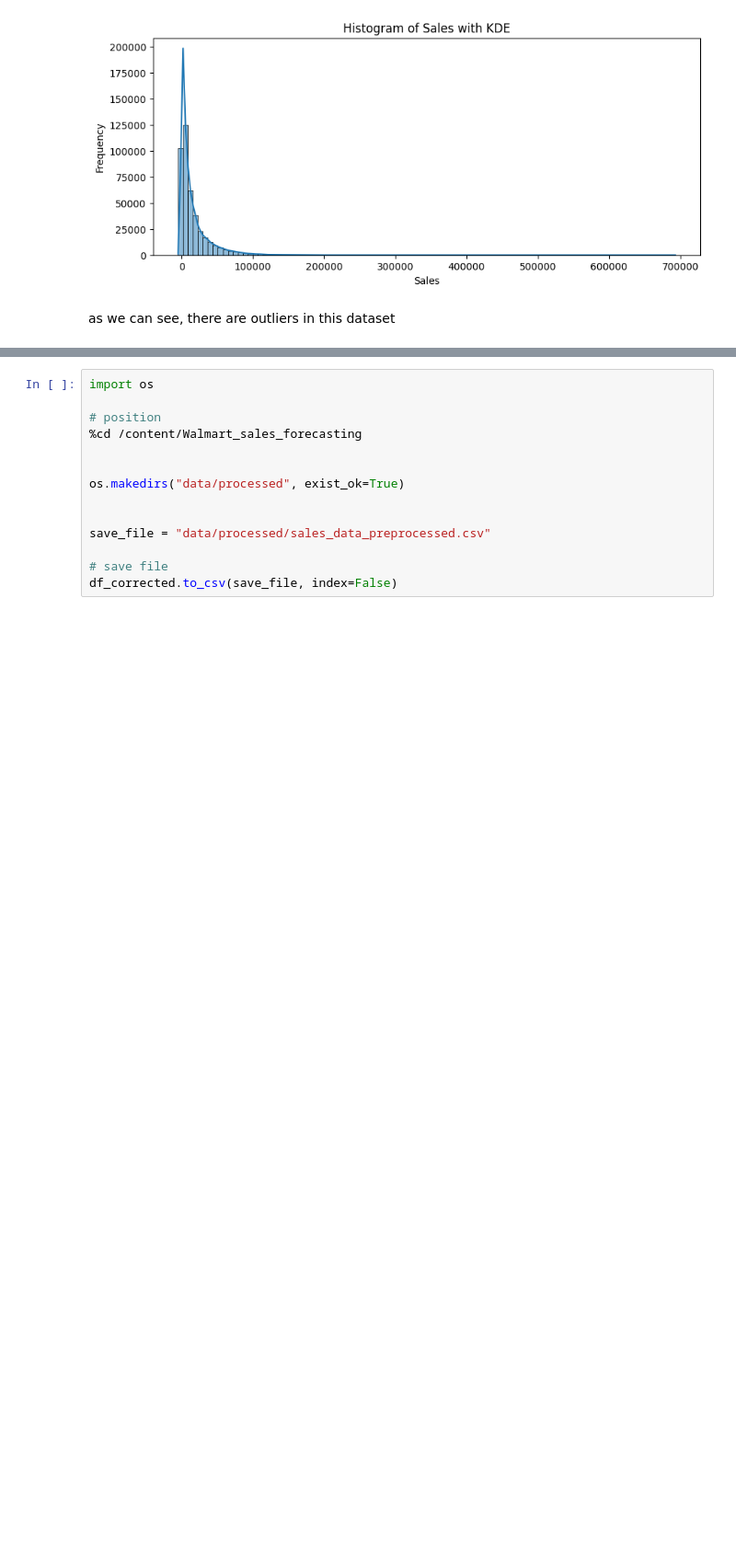
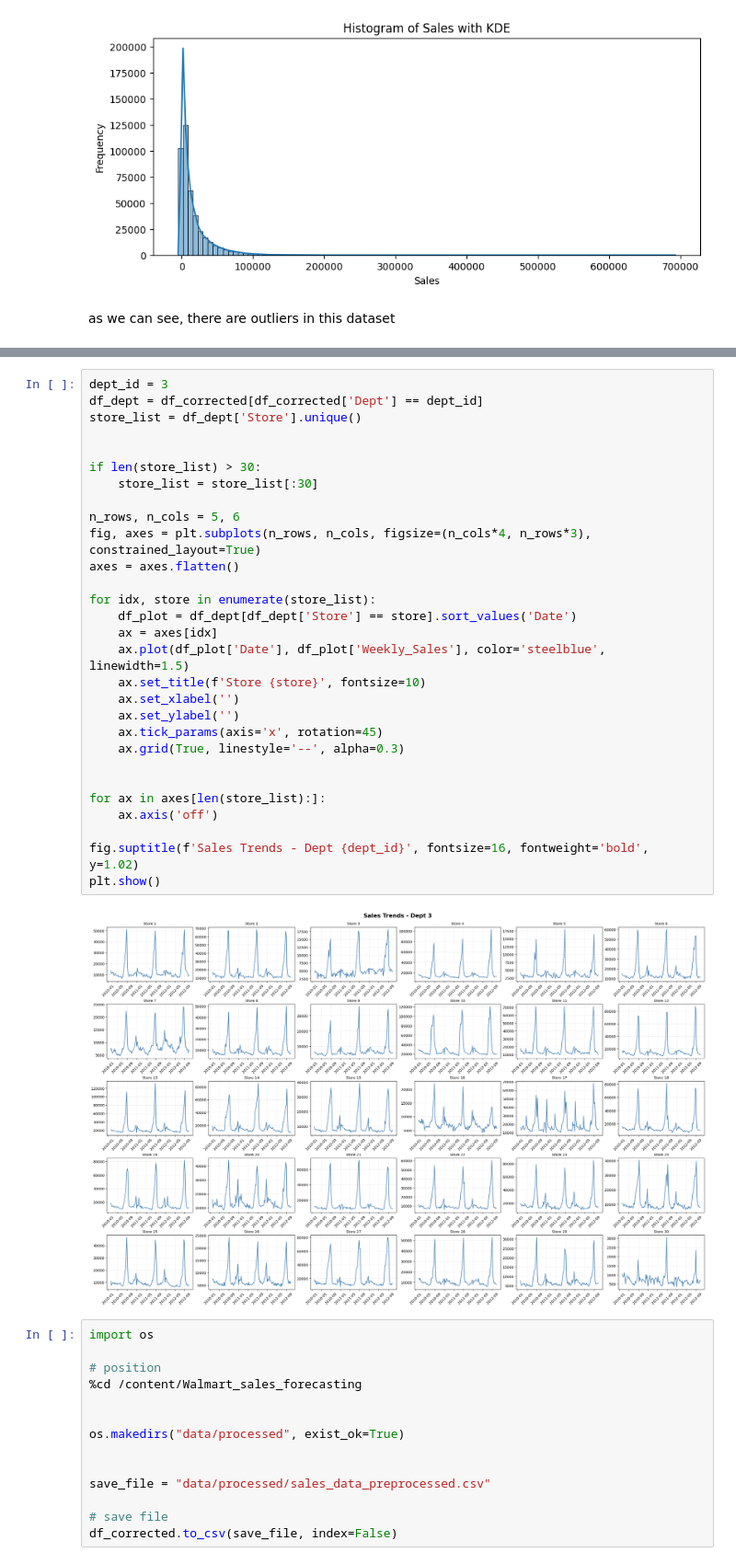
Before and after one commit to hoangquan1503/Walmart_sales_forecasting, a Jupyter notebook: notebook/preprocessing.ipynb, the cells around one changed output, grey strips where cells are left out. Shown at 92% size. Saved outputs shown, nothing was run; the diff lists cells and outputs as text; blank space fills up the shorter version.

Commit message:
plot specific dept

```diff
--- a/notebook/preprocessing.ipynb
+++ b/notebook/preprocessing.ipynb
@@ -213,3 +199,34 @@ plt.show()
+# %%
+dept_id = 3
+df_dept = df_corrected[df_corrected['Dept'] == dept_id]
+store_list = df_dept['Store'].unique()
+
+
+if len(store_list) > 30:
+    store_list = store_list[:30]
+
+n_rows, n_cols = 5, 6
+fig, axes = plt.subplots(n_rows, n_cols, figsize=(n_cols*4, n_rows*3), constrained_layout=True)
+axes = axes.flatten()
+
+for idx, store in enumerate(store_list):
+    df_plot = df_dept[df_dept['Store'] == store].sort_values('Date')
+    ax = axes[idx]
+    ax.plot(df_plot['Date'], df_plot['Weekly_Sales'], color='steelblue', linewidth=1.5)
+    ax.set_title(f'Store {store}', fontsize=10)
+    ax.set_xlabel('')
+    ax.set_ylabel('')
+    ax.tick_params(axis='x', rotation=45)
+    ax.grid(True, linestyle='--', alpha=0.3)
+
+
+for ax in axes[len(store_list):]:
+    ax.axis('off')
+
+fig.suptitle(f'Sales Trends - Dept {dept_id}', fontsize=16, fontweight='bold', y=1.02)
+plt.show()
+# %% [output]
+[figure, added]
 # %%
 import os
 
```
Also changed, not shown: parts of 4 cells of this notebook.
